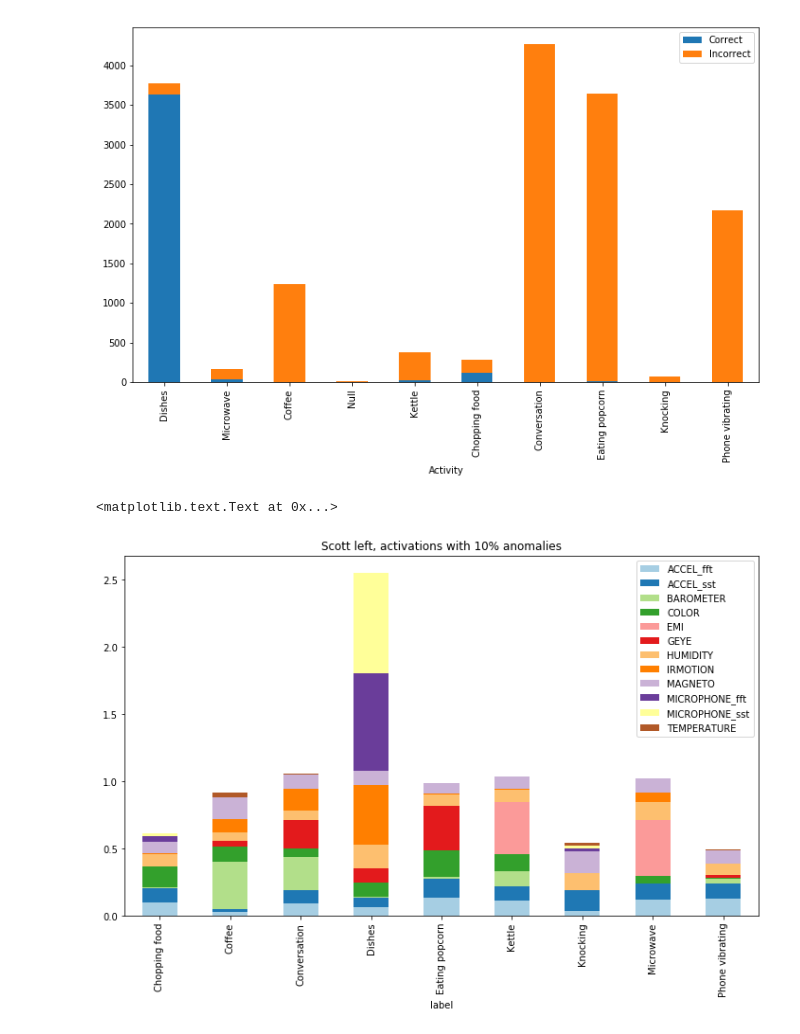
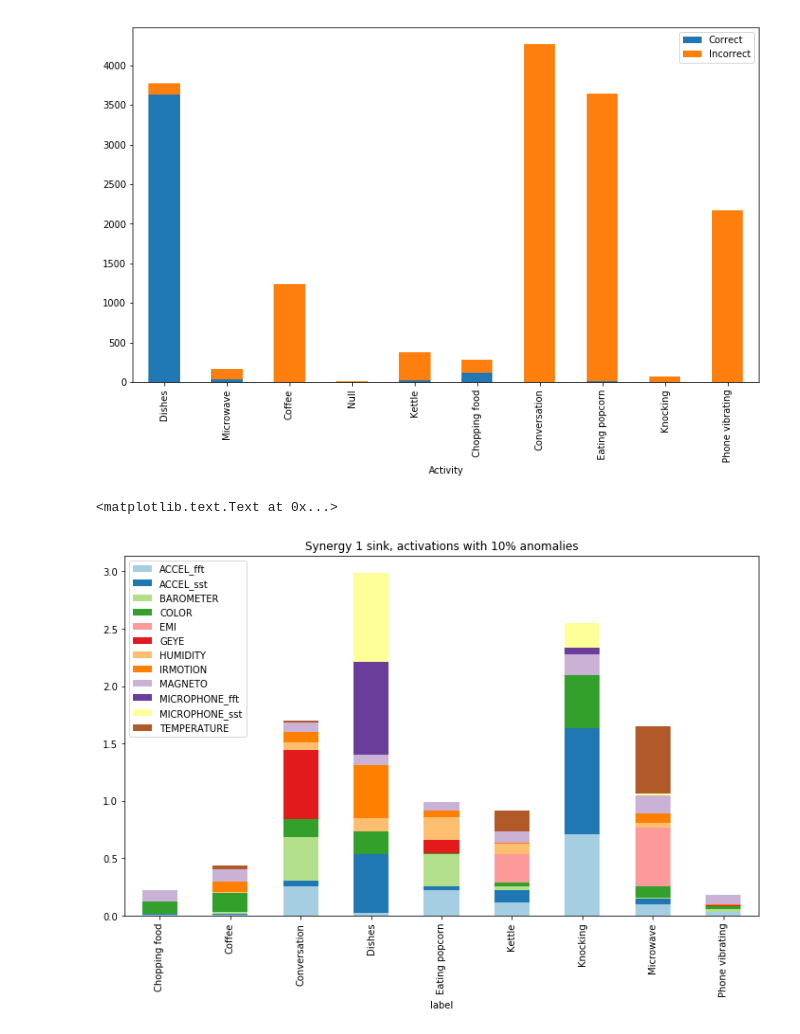
Before and after one commit to matus-tomlein/transfer-learning-playground, a Jupyter notebook: notebooks/activation-groups.ipynb, the cells around one changed output. Cells and saved outputs as stored; diff of their text form; code cells hidden in the pictures.

```diff
--- a/notebooks/activation-groups.ipynb
+++ b/notebooks/activation-groups.ipynb
@@ -46,6 +46,20 @@ for dataset, device in datasets_and_devices:
 
 complete_df = pd.concat(complete_df)
 complete_df = complete_df.reset_index()
+# %%
+def average_values(df, window_size=5):
+    history = []
+    averaged_df = []
+    for row in df.values:
+        history.append(row)
+        if len(history) > window_size:
+            history.pop(0)
+        averaged_df.append(np.mean(history, axis=0))
+
+    averaged_df = pd.DataFrame(averaged_df)
+    averaged_df.columns = df.columns
+    averaged_df.index = df.index
+    return averaged_df
 # %%
 def read_dataset_by_activation_groups(dataset, device, activities, complete_df):
     anomaly_percentile = 50
@@ -252,7 +266,7 @@ results.plot.bar(stacked=True)
 [figure]
 # %%
 device = '128.237.248.186'
-dataset = 'scott-final-iter1'
+dataset = 'synergy-final-iter2'
 
 activities = [
     "Dishes",
@@ -285,6 +299,7 @@ sensor_channels = np.sort([c for c in sensor_channels_percentiles])
 
 dataset_path = '../datasets/' + dataset + '-complete/'
 df = pd.read_pickle(dataset_path + device + '.p')
+df = average_values(df)
 
 #     null_df = df.loc[df.label == configuration['activities'].index('Null')]
 
@@ -292,32 +307,32 @@ activities_i = [configuration['activities'].index(a) for a in activities]
 df = df.loc[df.label.isin(activities_i)]
 
 value_columns = df.filter(regex='|'.join(sensor_channels)).columns
 mean = complete_df[value_columns].mean()
 std = complete_df[value_columns].std()
 df[value_columns] = (df[value_columns] - mean) / std
 df = df.replace([np.inf, -np.inf], np.nan)
 
 anomalies_df = {}
 
 for channel in sensor_channels:
     value_columns = df.filter(regex=channel).columns
 
     anomalies = (df[value_columns] ** 2).sum(axis=1).apply(np.sqrt)
     anomalies_df[channel] = anomalies
 
 anomalies_df = pd.DataFrame(anomalies_df)
 anomalies_df = anomalies_df.sort_index(axis=1)
 
 for column in anomalies_df.columns:
     percentile = sensor_channels_percentiles[column]
     threshold = np.percentile(anomalies_df[column].values, 100 - percentile)
     anomalies_df[column] = [1 if x > threshold else 0 for x in anomalies_df[column]]
 
 labels = [configuration['activities'][int(i)] for i in df.label]
 anomalies_df['label'] = labels
 
 anomalies_df.groupby('label').mean().plot.bar(stacked=True, colormap='Paired')
-plt.title('Scott left, activations with 10% anomalies')
+plt.title('Synergy 1 sink, activations with 10% anomalies')
 # %% [output]
 <matplotlib.text.Text at 0x...>
-[figure, old version]
+[figure, new version]
```
Also changed, not shown: 4 other files.
